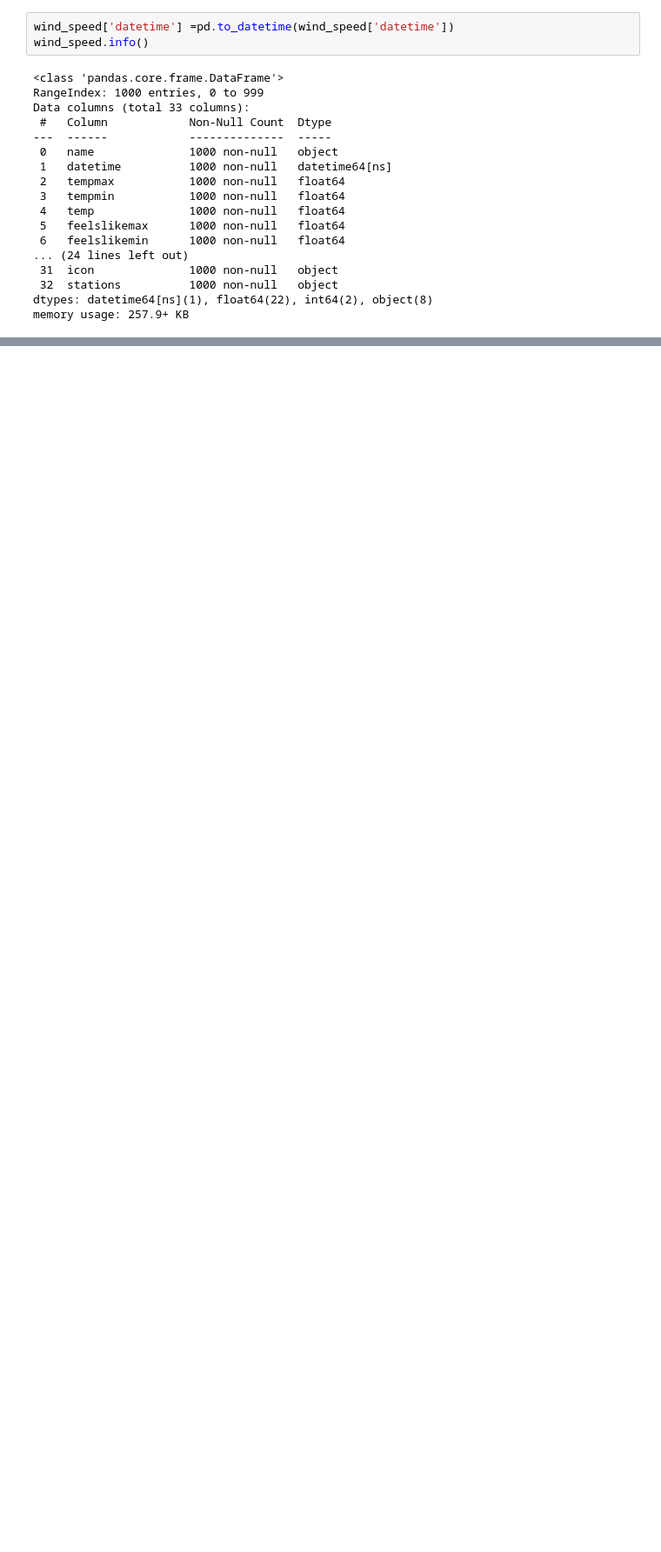
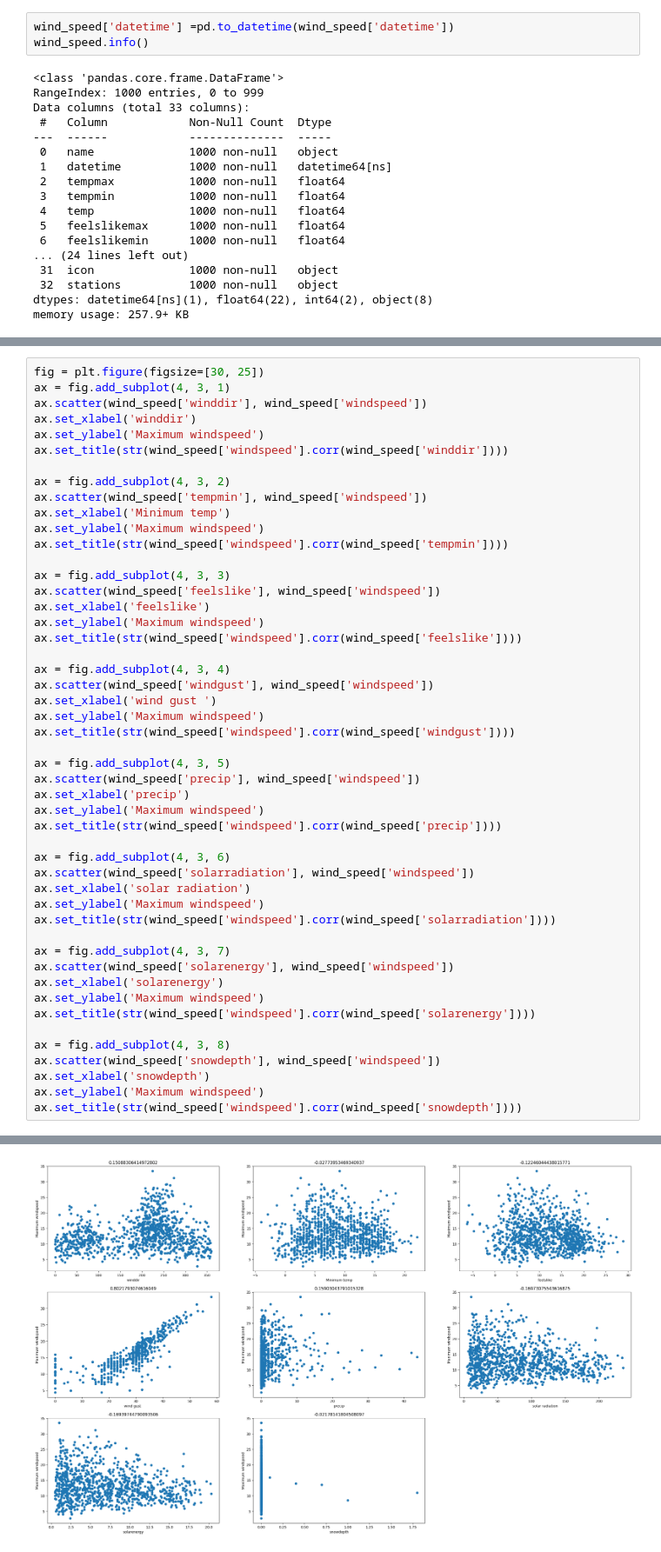
Before and after one commit to Ebzz12/Wind-Speed-Prediction, a Jupyter notebook: Wind_speed_prediction.ipynb, the cells around one changed output, grey strips where cells are left out. Shown at 87% size. Drawn from its saved outputs; the diff is of its cells as text; blank space fills up the shorter version.

```diff
--- a/Wind_speed_prediction.ipynb
+++ b/Wind_speed_prediction.ipynb
@@ -192,0 +193,50 @@ print(df.tail())
+# %%
+fig = plt.figure(figsize=[30, 25])
+ax = fig.add_subplot(4, 3, 1)
+ax.scatter(wind_speed['winddir'], wind_speed['windspeed'])
+ax.set_xlabel('winddir')
+ax.set_ylabel('Maximum windspeed')
+ax.set_title(str(wind_speed['windspeed'].corr(wind_speed['winddir'])))
+
+ax = fig.add_subplot(4, 3, 2)
+ax.scatter(wind_speed['tempmin'], wind_speed['windspeed'])
+ax.set_xlabel('Minimum temp')
+ax.set_ylabel('Maximum windspeed')
+ax.set_title(str(wind_speed['windspeed'].corr(wind_speed['tempmin'])))
+
+ax = fig.add_subplot(4, 3, 3)
+ax.scatter(wind_speed['feelslike'], wind_speed['windspeed'])
+ax.set_xlabel('feelslike')
+ax.set_ylabel('Maximum windspeed')
+ax.set_title(str(wind_speed['windspeed'].corr(wind_speed['feelslike'])))
+
+ax = fig.add_subplot(4, 3, 4)
+ax.scatter(wind_speed['windgust'], wind_speed['windspeed'])
+ax.set_xlabel('wind gust ')
+ax.set_ylabel('Maximum windspeed')
+ax.set_title(str(wind_speed['windspeed'].corr(wind_speed['windgust'])))
+
+ax = fig.add_subplot(4, 3, 5)
+ax.scatter(wind_speed['precip'], wind_speed['windspeed'])
+ax.set_xlabel('precip')
+ax.set_ylabel('Maximum windspeed')
+ax.set_title(str(wind_speed['windspeed'].corr(wind_speed['precip'])))
+
+ax = fig.add_subplot(4, 3, 6)
+ax.scatter(wind_speed['solarradiation'], wind_speed['windspeed'])
+ax.set_xlabel('solar radiation')
+ax.set_ylabel('Maximum windspeed')
+ax.set_title(str(wind_speed['windspeed'].corr(wind_speed['solarradiation'])))
+
+ax = fig.add_subplot(4, 3, 7)
+ax.scatter(wind_speed['solarenergy'], wind_speed['windspeed'])
+ax.set_xlabel('solarenergy')
+ax.set_ylabel('Maximum windspeed')
+ax.set_title(str(wind_speed['windspeed'].corr(wind_speed['solarenergy'])))
+
+ax = fig.add_subplot(4, 3, 8)
+ax.scatter(wind_speed['snowdepth'], wind_speed['windspeed'])
+ax.set_xlabel('snowdepth')
+ax.set_ylabel('Maximum windspeed')
+ax.set_title(str(wind_speed['windspeed'].corr(wind_speed['snowdepth'])))
+# %% [output]
@@ -192,0 +244 @@ print(df.tail())
+[figure, added]
```
Also changed, not shown: parts of 39 cells of this notebook.
